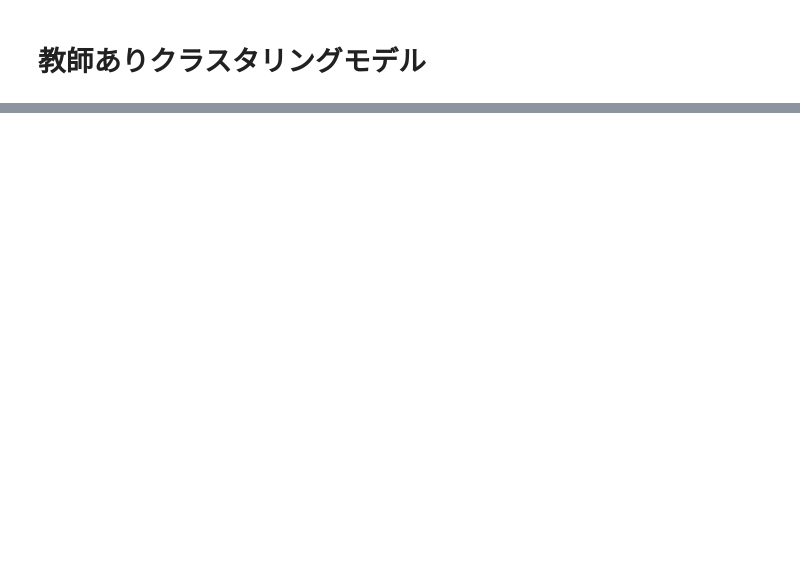
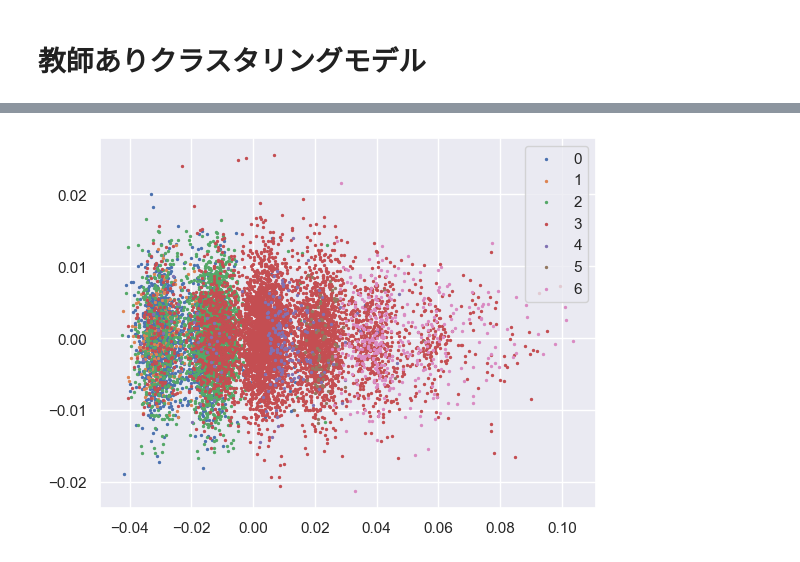
Before and after one commit to KeisukeTTTT/PhotonClustering, a Jupyter notebook: src/supervised_clustering.ipynb, the cells around one changed output, grey strips where cells are left out. Cells and saved outputs as stored; diff of their text form; code cells hidden in the pictures; blank space fills up the shorter version.

```diff
--- a/src/supervised_clustering.ipynb
+++ b/src/supervised_clustering.ipynb
@@ -340,5 +337,4 @@ shape 2: (10000, 80)
 # %%
-my_model = SupervisedClassificationModel(train_df, test_df, features_create_method="tsfresh", classification_method="random forest")
-my_model.plot_pca_scatter()
+my_model = SupervisedClassificationModel(train_df, eval_df, test_df, features_create_method="tsfresh", classification_method="random forest")
 # %% [output]
 tsfresh processing ...
@@ -362,0 +341,10 @@ training random forest ...
+# %%
+pca_model = PCA(n_components=2)
+test_features = pd.DataFrame(pca_model.fit_transform(test_df.values), columns=["first_component", "second_component"])
+test_features["y_pred"] = my_model.test_features_df["y_pred"]
+for pred_label in set(test_features["y_pred"]):
+    plt.scatter(test_features[test_features["y_pred"]==pred_label]["first_component"], test_features[test_features["y_pred"]==pred_label]["second_component"], s=2, label=pred_label)
+plt.legend()
+plt.show()
+# %% [output]
+[figure, added]
```
Also changed, not shown: parts of 8 cells of this notebook, 2 other files.
